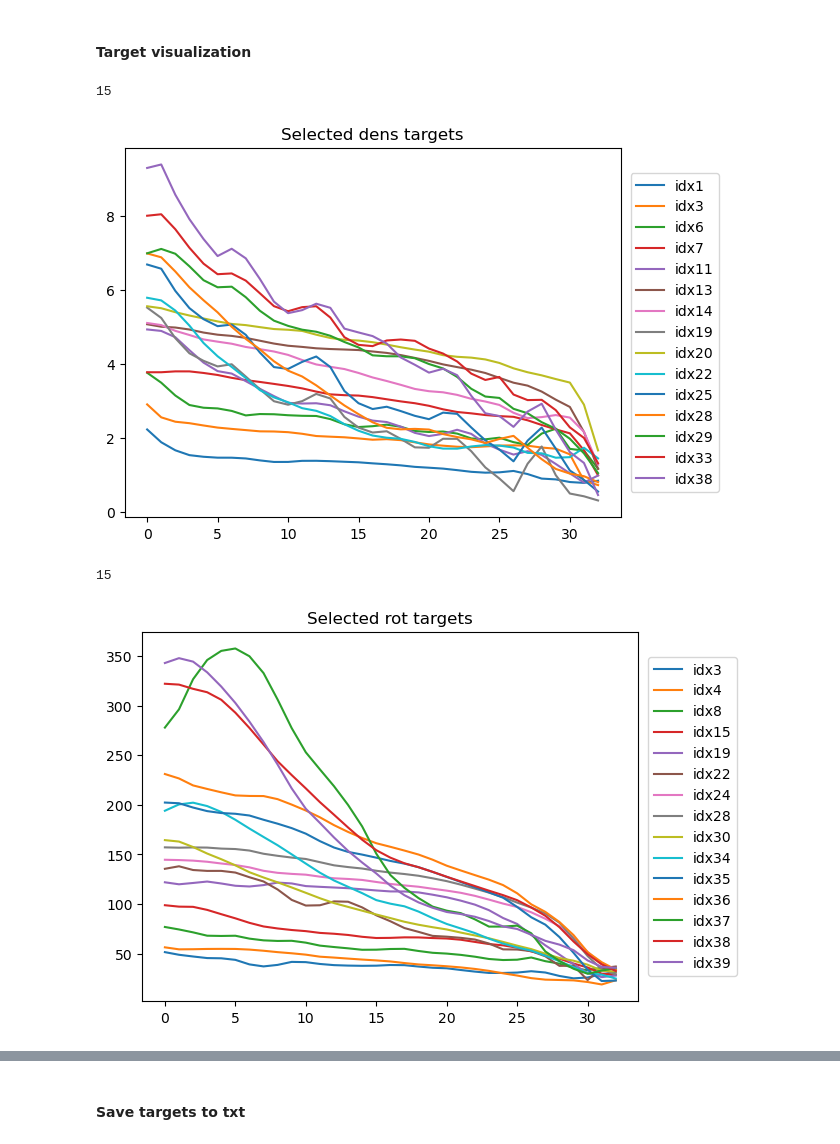
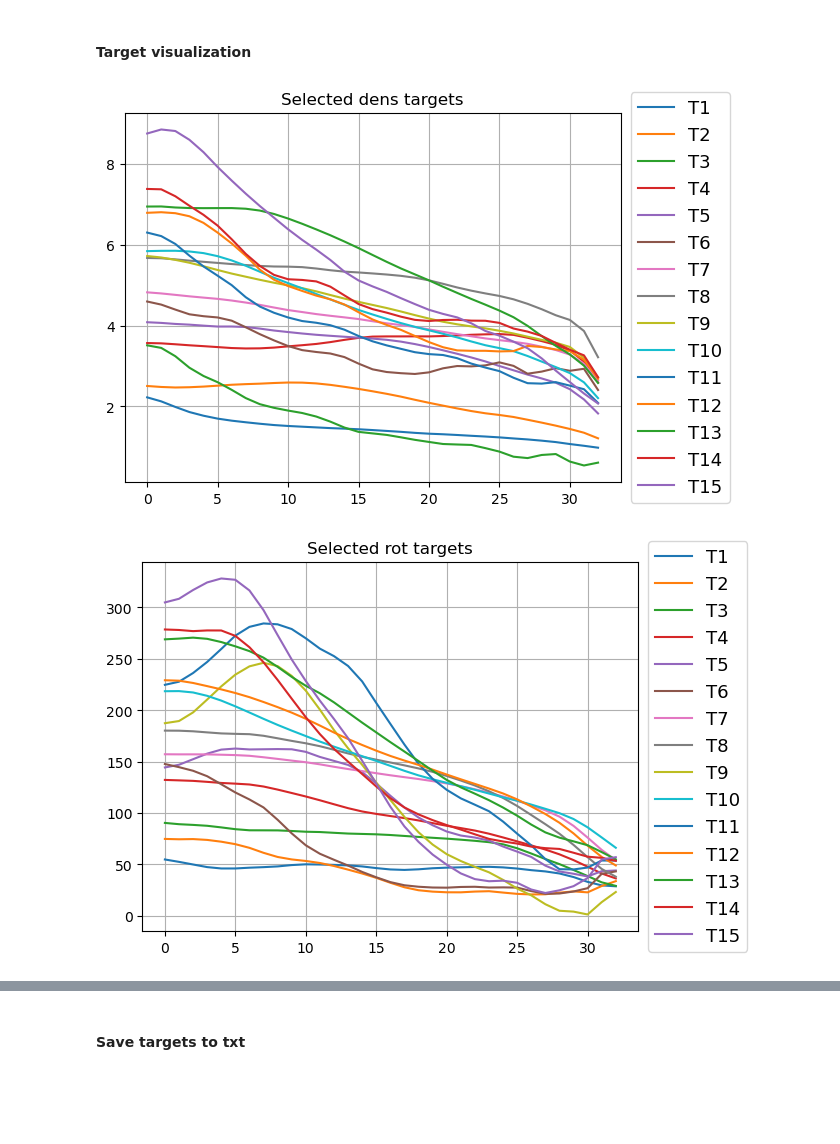
Before and after one commit to rohit-sonker/rl_prof_control_exp, a Jupyter notebook: jan_26_exp/target_selection_hux.ipynb, the cells around one changed output, grey strips where cells are left out. Cells and saved outputs as stored; diff of their text form; code cells hidden in the pictures; blank space fills up the shorter version.

```diff
--- a/jan_26_exp/target_selection_hux.ipynb
+++ b/jan_26_exp/target_selection_hux.ipynb
@@ -153,10 +192,10 @@ for shot in shot_set:
         interp_etemp = kToolMath_interp_numpy(np.linspace(0, 1, 101), shot_etemp[time_idx], 33)
         interp_pres = kToolMath_interp_numpy(np.linspace(0, 1, 101), shot_pres[time_idx], 33)
 
-        sorted_dens_profiles.append(interp_dens)
-        sorted_rot_profiles.append(interp_rot)
-        sorted_etemp_profile.append(interp_etemp)
-        sorted_pres_profile.append(interp_pres)
+        sorted_dens_profiles.append(apply_lp_filter(interp_dens, dt=20, tau=50))
+        sorted_rot_profiles.append(apply_lp_filter(interp_rot, dt=20, tau=50))
+        sorted_etemp_profile.append(apply_lp_filter(interp_etemp, dt=20, tau=50))
+        sorted_pres_profile.append(apply_lp_filter(interp_pres, dt=20, tau=50))
 sorted_dens_profiles = np.array(sorted_dens_profiles)
 sorted_rot_profiles = np.array(sorted_rot_profiles)
 sorted_etemp_profile = np.array(sorted_etemp_profile)
@@ -357,30 +396,36 @@ def select_diverse_profiles_no_outliers(
 
     return selected_X, selected_idx, keep_mask
 # %%
-#selected_dens, _, _ = select_diverse_profiles_no_outliers(sorted_dens_profiles, 40, seed=601, outlier_frac=0.05)
-#selected_rot, _, _ = select_diverse_profiles_no_outliers(sorted_rot_profiles, 40, seed=601, outlier_frac=0.05)
-#selected_etemp, _, _ = select_diverse_profiles_no_outliers(sorted_etemp_profile, 40, seed=601, outlier_frac=0.05)
-#selected_pres, _, _ = select_diverse_profiles_no_outliers(sorted_pres_profile, 40, seed=601, outlier_frac=0.05)
+selected_dens, _, _ = select_diverse_profiles_no_outliers(sorted_dens_profiles, 40, seed=601, outlier_frac=0.05)
+selected_rot, _, _ = select_diverse_profiles_no_outliers(sorted_rot_profiles, 40, seed=601, outlier_frac=0.05)
+selected_etemp, _, _ = select_diverse_profiles_no_outliers(sorted_etemp_profile, 40, seed=601, outlier_frac=0.05)
+selected_pres, _, _ = select_diverse_profiles_no_outliers(sorted_pres_profile, 40, seed=601, outlier_frac=0.05)
 # %% [markdown]
 #### Target visualization
 # %%
 idxs_dens = [1, 3, 6, 7, 11, 13, 14, 19, 20, 22, 25, 28, 29, 33, 38]
+count = 0
 for idx in idxs_dens:
-    plt.plot(selected_dens[idx], label=f'idx{idx}')
-plt.legend(loc="center left", bbox_to_anchor=(1.02, 0.5), borderaxespad=0)
+    plt.plot(selected_dens[idx], label=f'T{count+1}')
+    count += 1
+plt.legend(loc="center left", bbox_to_anchor=(1.02, 0.5), borderaxespad=0, fontsize=13)
 plt.title("Selected dens targets")
+plt.grid(True)
 len(idxs_dens)
+plt.savefig('selected_dens_targets.png', bbox_inches='tight', dpi=500)
 # %% [output]
-15
-[figure, old version]
+[figure, new version]
 # %%
-idxs_rot = [3, 4, 8, 15, 19, 22, 24, 28, 30, 34, 35, 36, 37, 38, 39]
+idxs_rot = [2, 4, 8, 15, 19, 22, 24, 28, 30, 34, 35, 36, 37, 38, 39]
+count = 0
 for idx in idxs_rot:
-    plt.plot(selected_rot[idx], label=f'idx{idx}')
-plt.legend(loc="center left", bbox_to_anchor=(1.02, 0.5), borderaxespad=0)
+    plt.plot(selected_rot[idx], label=f'T{count+1}')
+    count += 1
+plt.legend(loc="center left", bbox_to_anchor=(1.02, 0.5), borderaxespad=0, fontsize=13)
 plt.title("Selected rot targets")
+plt.grid(True)
 len(idxs_rot)
+plt.savefig('selected_rot_targets.png', bbox_inches='tight', dpi=500)
 # %% [output]
-15
-[figure, old version]
+[figure, new version]
 # %%
```
Also changed, not shown: parts of 5 cells of this notebook.
